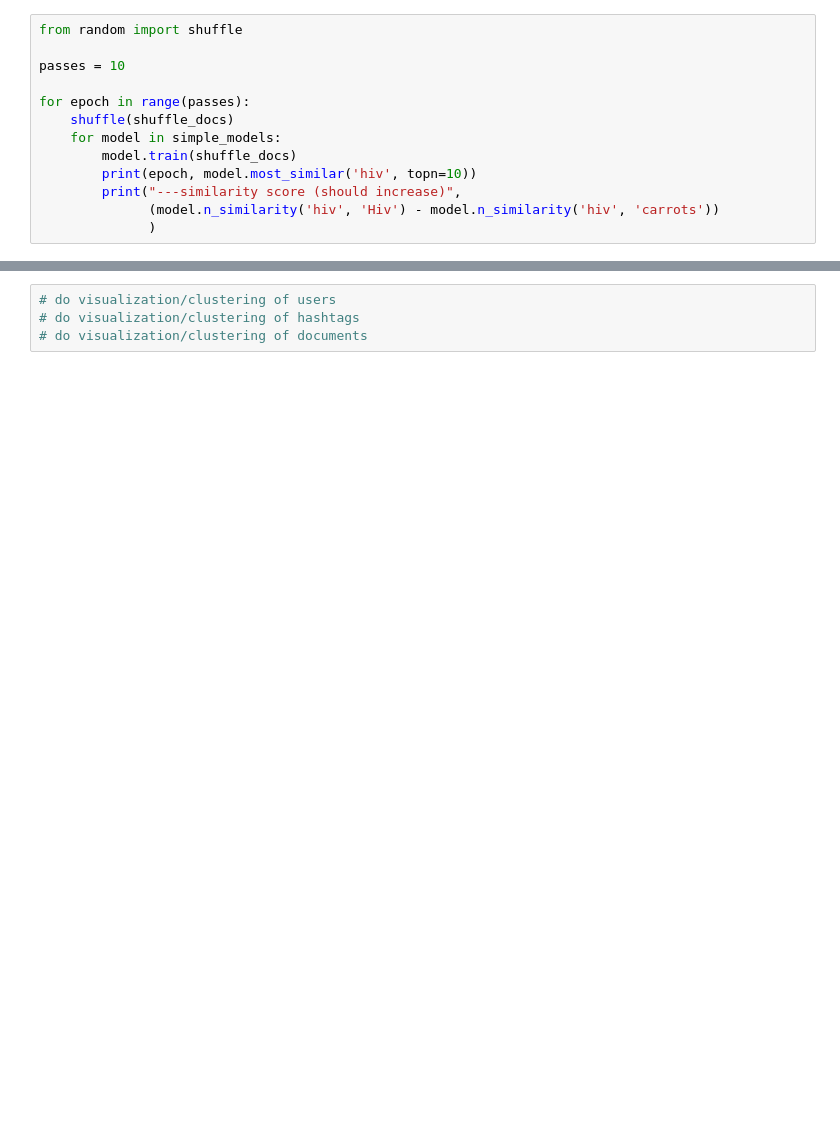
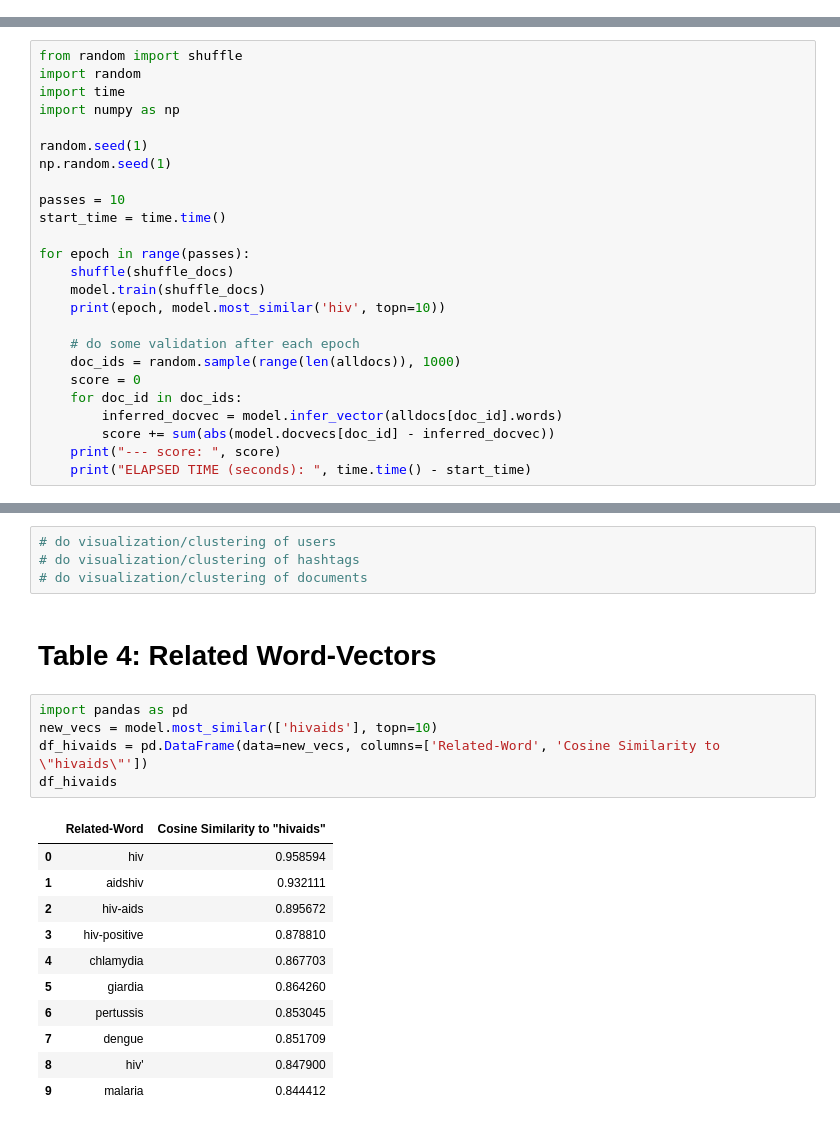
Before and after one commit to quinngroup/sm_w2v, a Jupyter notebook: notebooks/doc2vec-IMDB.ipynb, the cells around one changed output, grey strips where cells are left out. Drawn from its saved outputs; the diff is of its cells as text; blank space fills up the shorter version.

```diff
--- a/notebooks/doc2vec-IMDB.ipynb
+++ b/notebooks/doc2vec-IMDB.ipynb
@@ -54,14 +43 @@ Doc2Vec(dbow,d100,n5,mc2,t6)
 Doc2Vec(dm/m,d100,n5,w10,mc2,t6)
-# %%
-from random import shuffle
-
-passes = 10
-
-for epoch in range(passes):
-    shuffle(shuffle_docs)
-    for model in simple_models:
-        model.train(shuffle_docs)
-        print(epoch, model.most_similar('hiv', topn=10))
-        print("---similarity score (should increase)",
-              (model.n_similarity('hiv', 'Hiv') - model.n_similarity('hiv', 'carrots'))
-              )
@@ -67,0 +46,25 @@ for epoch in range(passes):
+# %%
+from random import shuffle
+import random
+import time
+import numpy as np
+
+random.seed(1)
+np.random.seed(1)
+
+passes = 10
+start_time = time.time()
+
+for epoch in range(passes):
+    shuffle(shuffle_docs)
+    model.train(shuffle_docs)
+    print(epoch, model.most_similar('hiv', topn=10))
+
+    # do some validation after each epoch
+    doc_ids = random.sample(range(len(alldocs)), 1000)
+    score = 0
+    for doc_id in doc_ids:
+        inferred_docvec = model.infer_vector(alldocs[doc_id].words)
+        score += sum(abs(model.docvecs[doc_id] - inferred_docvec))
+    print("--- score: ", score)
+    print("ELAPSED TIME (seconds): ", time.time() - start_time)
@@ -69,3 +90,22 @@ for epoch in range(passes):
 # do visualization/clustering of users
 # do visualization/clustering of hashtags
 # do visualization/clustering of documents
+# %% [markdown]
+# Table 4: Related Word-Vectors
+# %%
+import pandas as pd
+new_vecs = model.most_similar(['hivaids'], topn=10)
+df_hivaids = pd.DataFrame(data=new_vecs, columns=['Related-Word', 'Cosine Similarity to \"hivaids\"'])
+df_hivaids
+# %% [output]
+|  | Related-Word | Cosine Similarity to "hivaids" |
+| 0 | hiv | 0.958594 |
+| 1 | aidshiv | 0.932111 |
+| 2 | hiv-aids | 0.895672 |
+| 3 | hiv-positive | 0.878810 |
+| 4 | chlamydia | 0.867703 |
+| 5 | giardia | 0.864260 |
+| 6 | pertussis | 0.853045 |
+| 7 | dengue | 0.851709 |
+| 8 | hiv' | 0.847900 |
+| 9 | malaria | 0.844412 |
```
Also changed, not shown: parts of 18 cells of this notebook, 9 other files.
